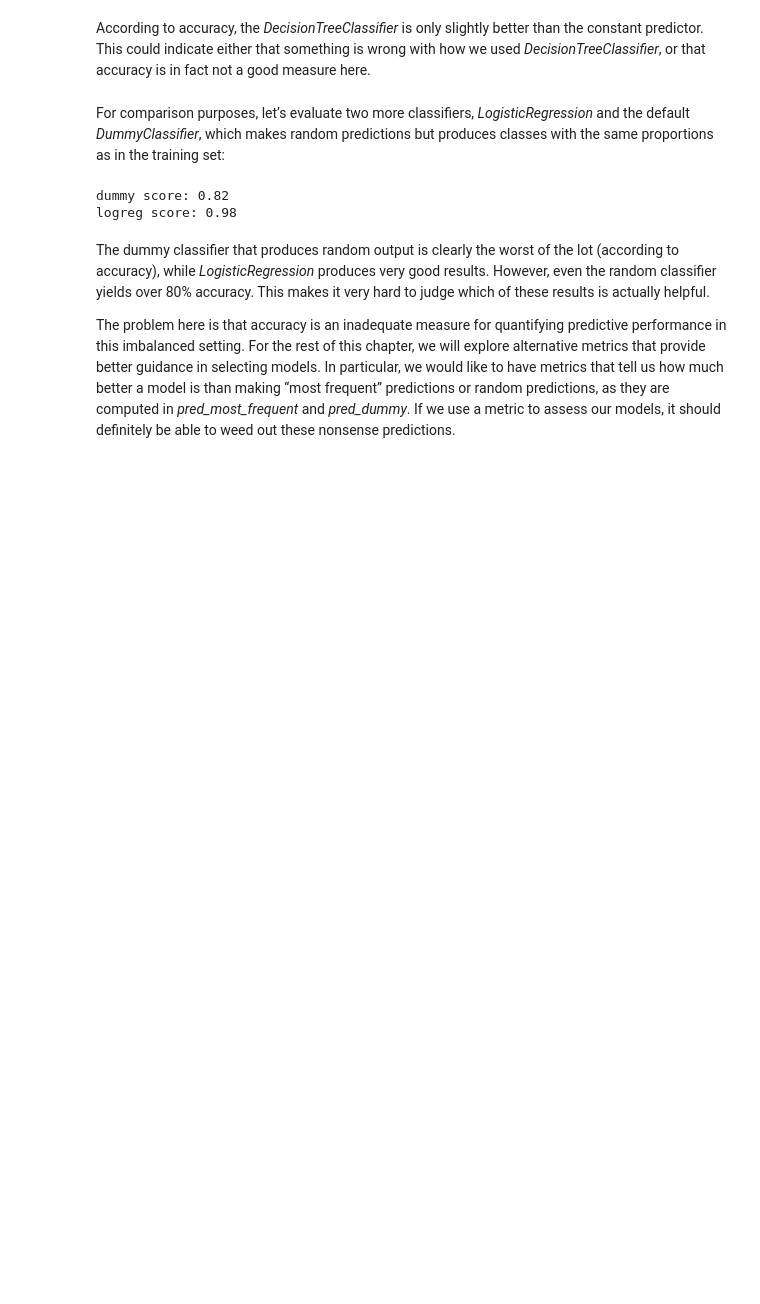
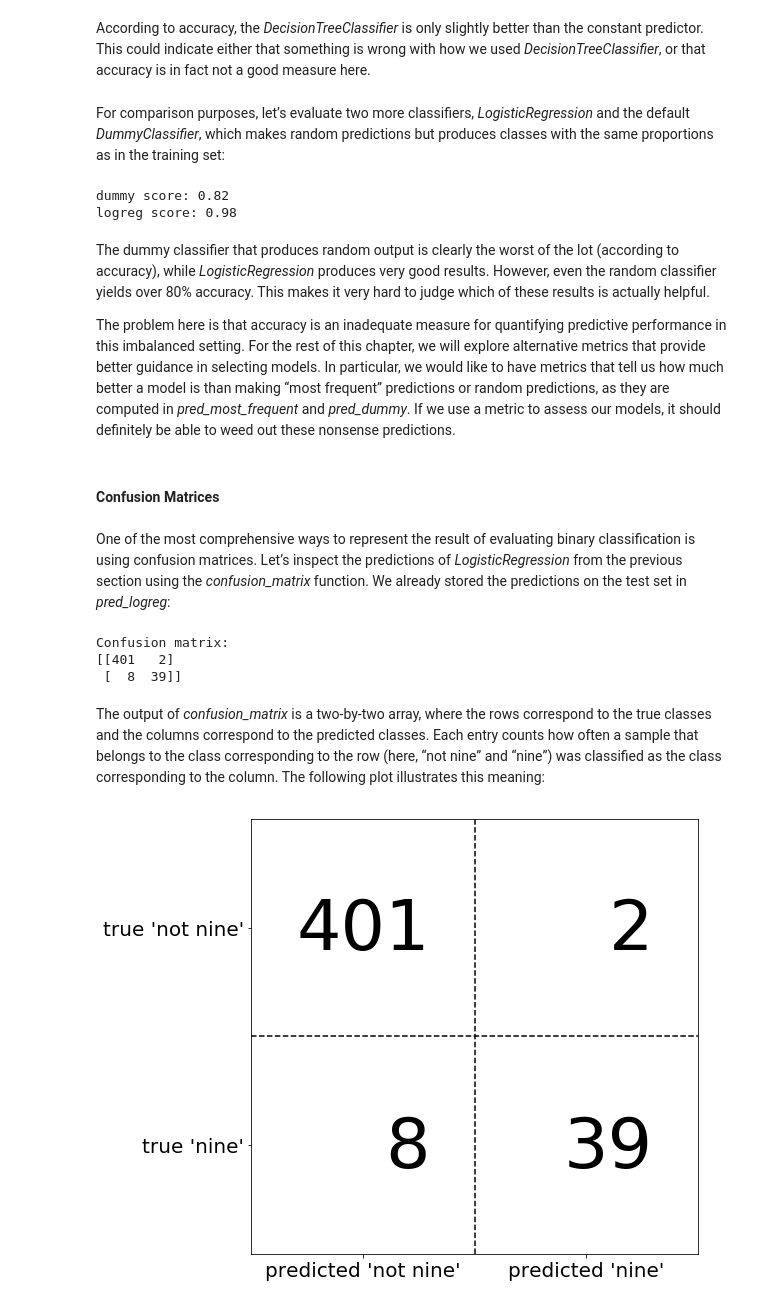
Before and after one commit to carlhinderer/python-ml-intro, a Jupyter notebook: notebooks/05_model_evaluation/c_evaluation_metrics.ipynb, the cells around one changed output. Saved outputs shown, nothing was run; the diff lists cells and outputs as text; code cells hidden in the pictures; blank space fills up the shorter version.

Commit message:
Added notes on constructing confusion matrices.

```diff
--- a/notebooks/05_model_evaluation/c_evaluation_metrics.ipynb
+++ b/notebooks/05_model_evaluation/c_evaluation_metrics.ipynb
@@ -109,3 +109,22 @@ logreg score: 0.98
 The dummy classifier that produces random output is clearly the worst of the lot (according to accuracy), while *LogisticRegression* produces very good results. However, even the random classifier yields over 80% accuracy. This makes it very hard to judge which of these results is actually helpful.
 
 The problem here is that accuracy is an inadequate measure for quantifying predictive performance in this imbalanced setting. For the rest of this chapter, we will explore alternative metrics that provide better guidance in selecting models. In particular, we would like to have metrics that tell us how much better a model is than making “most frequent” predictions or random predictions, as they are computed in *pred_most_frequent* and *pred_dummy*. If we use a metric to assess our models, it should definitely be able to weed out these nonsense predictions.
+# %% [markdown]
+#### Confusion Matrices
+# %% [markdown]
+One of the most comprehensive ways to represent the result of evaluating binary classification is using confusion matrices. Let’s inspect the predictions of *LogisticRegression* from the previous section using the *confusion_matrix* function. We already stored the predictions on the test set in *pred_logreg*:
+# %%
+from sklearn.metrics import confusion_matrix
+
+confusion = confusion_matrix(y_test, pred_logreg)
+print("Confusion matrix:\n{}".format(confusion))
+# %% [output]
+Confusion matrix:
+[[401   2]
+ [  8  39]]
+# %% [markdown]
+The output of *confusion_matrix* is a two-by-two array, where the rows correspond to the true classes and the columns correspond to the predicted classes. Each entry counts how often a sample that belongs to the class corresponding to the row (here, “not nine” and “nine”) was classified as the class corresponding to the column. The following plot illustrates this meaning:
+# %%
+mglearn.plots.plot_confusion_matrix_illustration()
+# %% [output]
+[figure, added]
```
Also changed, not shown: parts of 6 cells of this notebook.
